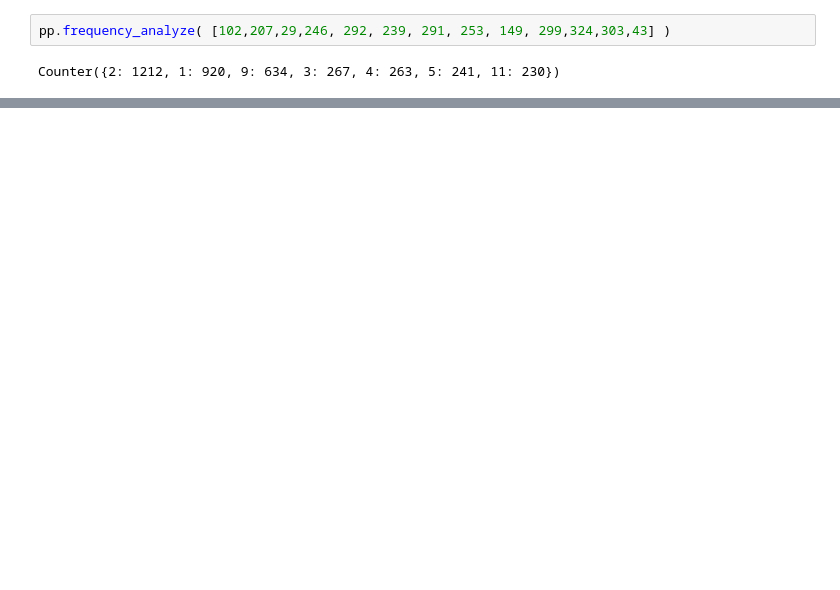
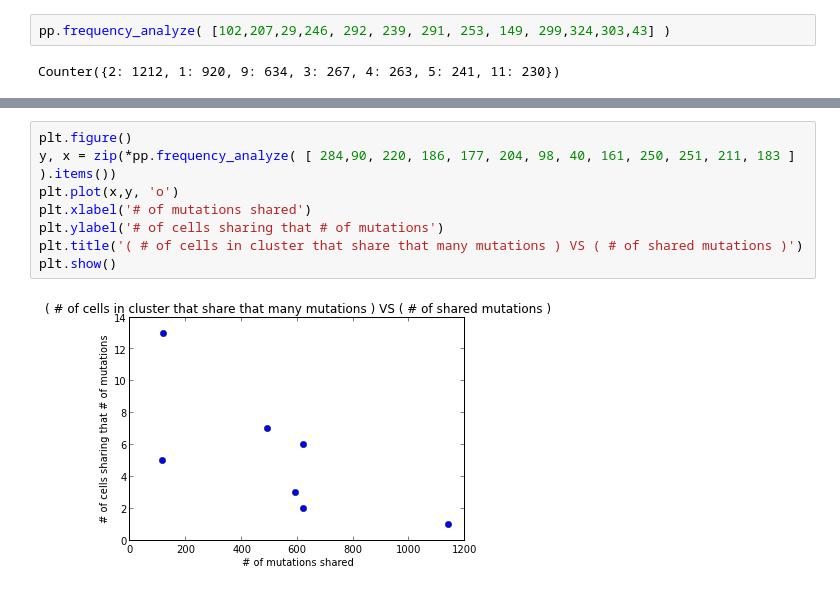
Before and after one commit to zafarali/metastasis, a Jupyter notebook: tst-frequency-analysis.ipynb, the cells around one changed output, grey strips where cells are left out. Cells and saved outputs as stored; diff of their text form; blank space fills up the shorter version.

```diff
--- a/tst-frequency-analysis.ipynb
+++ b/tst-frequency-analysis.ipynb
@@ -37,2 +47,12 @@ print y,x
+# %%
+plt.figure()
+y, x = zip(*pp.frequency_analyze( [ 284,90, 220, 186, 177, 204, 98, 40, 161, 250, 251, 211, 183 ] ).items())
+plt.plot(x,y, 'o')
+plt.xlabel('# of mutations shared')
+plt.ylabel('# of cells sharing that # of mutations')
+plt.title('( # of cells in cluster that share that many mutations ) VS ( # of shared mutations )')
+plt.show()
+# %% [output]
+[figure, added]
 # %%
 plt.figure()
```
Also changed, not shown: parts of 12 cells of this notebook.
